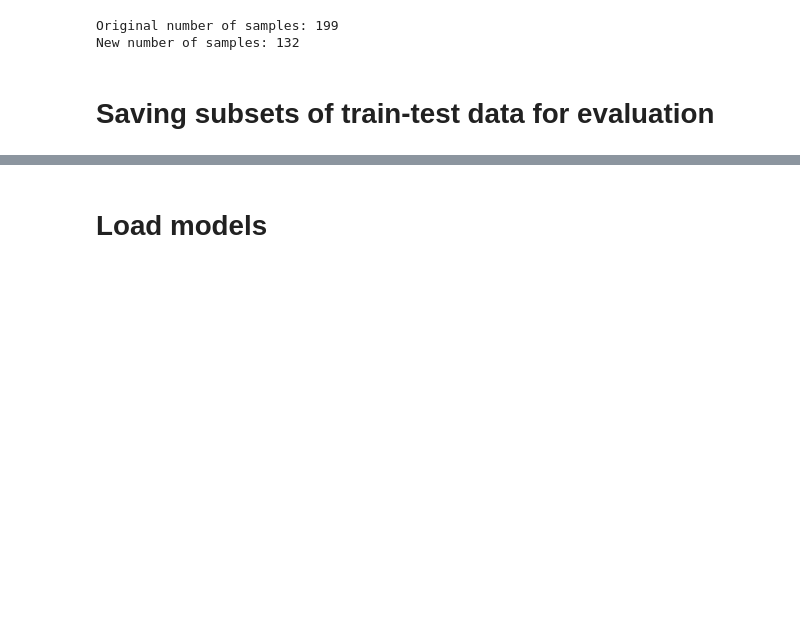
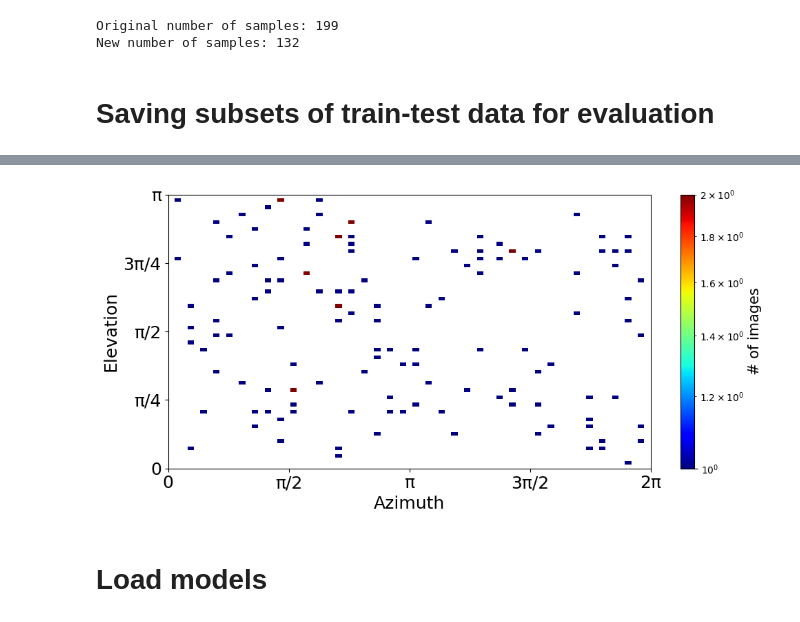
Before and after one commit to Lucaslab-Berkeley/CL-based-particle-picking, a Jupyter notebook: embedding_space_analysis_cleanprojections.ipynb, the cells around one changed output, grey strips where cells are left out. Saved outputs shown, nothing was run; the diff lists cells and outputs as text; code cells hidden in the pictures; blank space fills up the shorter version.

```diff
--- a/embedding_space_analysis_cleanprojections.ipynb
+++ b/embedding_space_analysis_cleanprojections.ipynb
@@ -409,3 +460,7 @@ New number of samples: 132
+# %%
+plot_elev_azimuth(phi_test, theta_test)
+# %% [output]
+[figure, added]
 # %% [markdown]
 # Load models
 # %%
```
Also changed, not shown: parts of 6 cells of this notebook.
